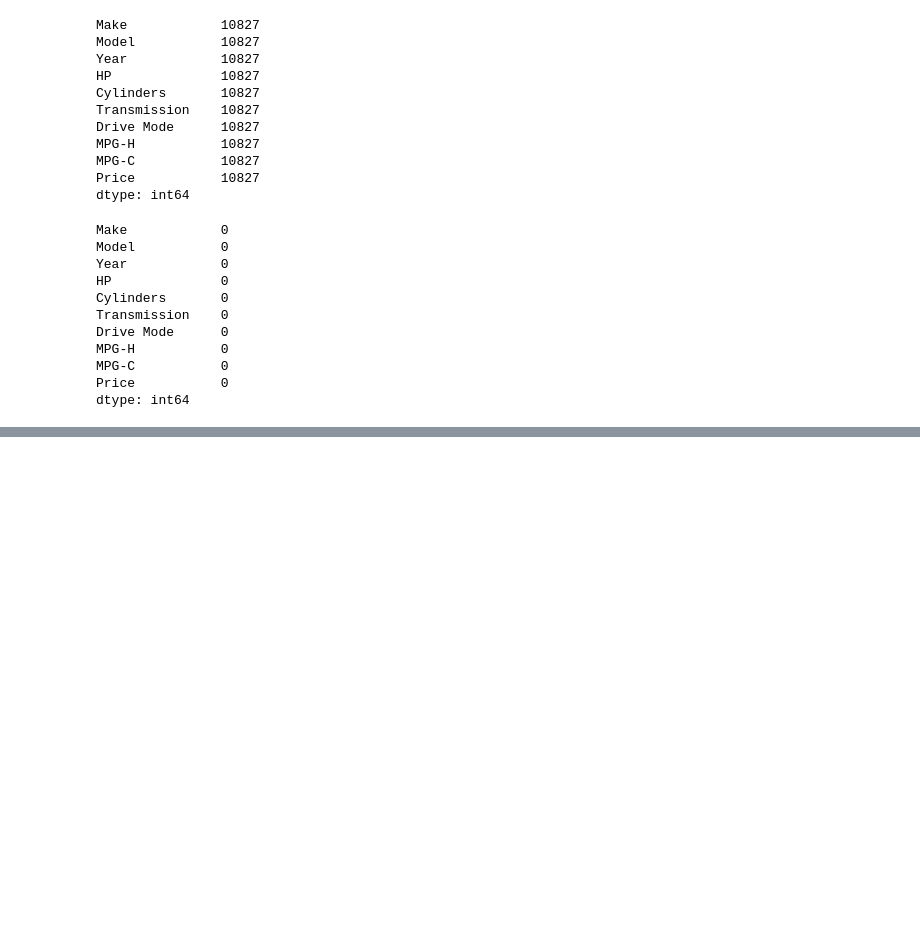
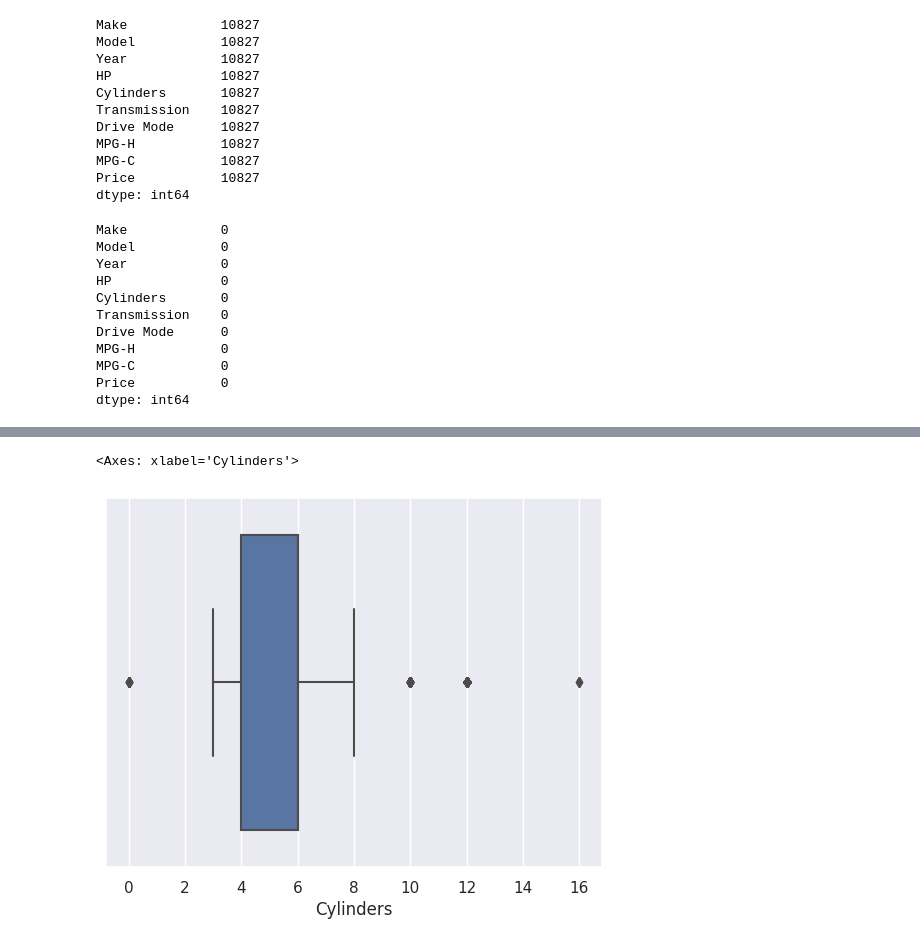
Before and after one commit to fpabi/Tareas, a Jupyter notebook: Tarea9.ipynb, the cells around one changed output, grey strips where cells are left out. Cells and saved outputs as stored; diff of their text form; code cells hidden in the pictures; blank space fills up the shorter version.

```diff
--- a/Tarea9.ipynb
+++ b/Tarea9.ipynb
@@ -189,0 +200,5 @@ dtype: int64
+# %%
+sns.boxplot(x=df['Cylinders'])
+# %% [output]
+<Axes: xlabel='Cylinders'>
+[figure, added]
```
Also changed, not shown: parts of 4 cells of this notebook.
